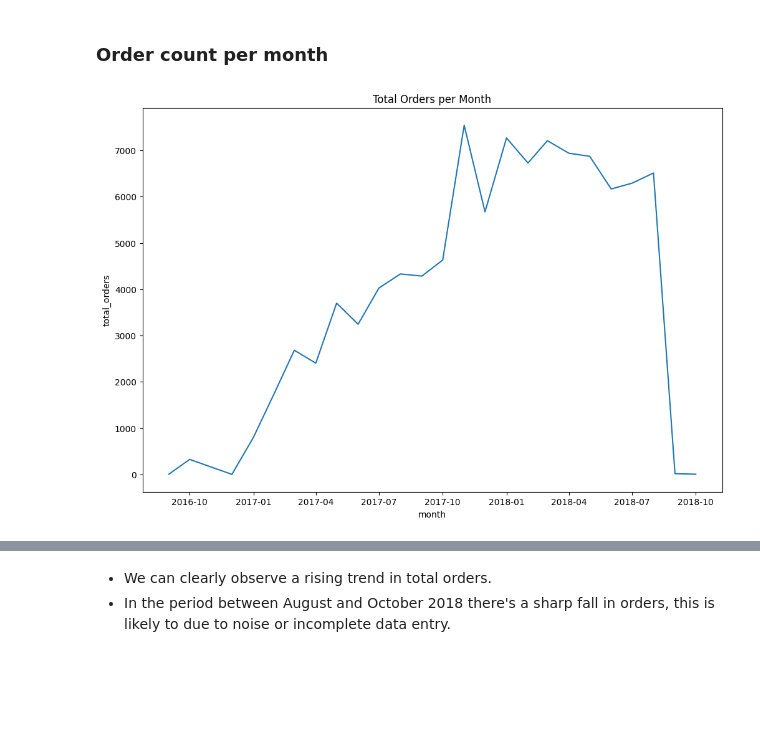
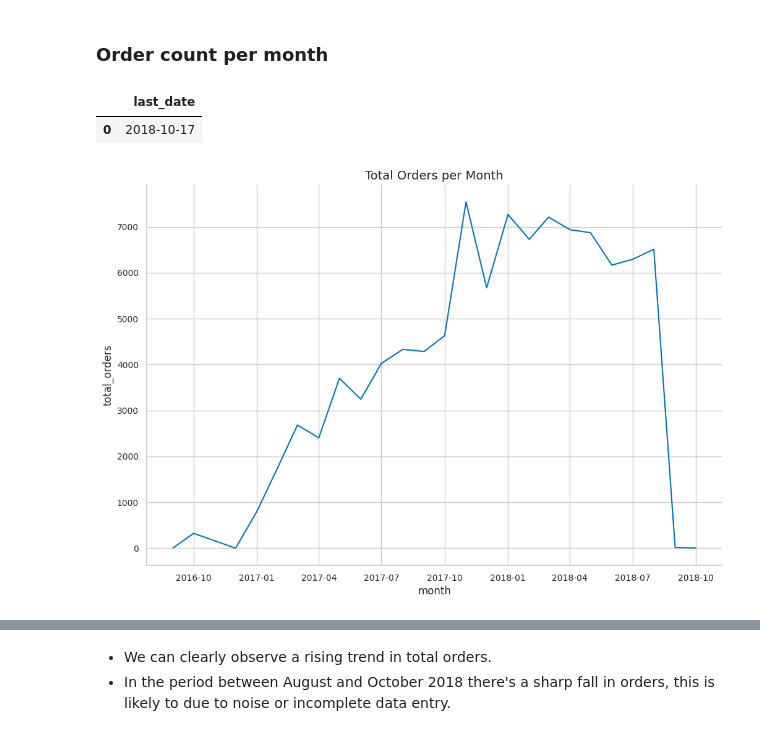
Before and after one commit to ScriptFizz/olist_data_warehouse, a Jupyter notebook: src/eda/EDA.ipynb, the cells around one changed output, grey strips where cells are left out. Saved outputs shown, nothing was run; the diff lists cells and outputs as text; code cells hidden in the pictures; blank space fills up the shorter version.

```diff
--- a/src/eda/EDA.ipynb
+++ b/src/eda/EDA.ipynb
@@ -19,10 +46,12 @@ PROJECT_ID = params["bigquery"]["project_id"]
 DATASET_ID = params["bigquery"]["datasets"]["raw"]
 CORE_DATASET_ID = params["bigquery"]["datasets"]["core"]
 ANALYTICS_DATASET_ID = params["bigquery"]["datasets"]["analytics"]
+BI_DATASET_ID = params["bigquery"]["datasets"]["bi"]
 print("Working project ID: ", PROJECT_ID)
 print("Dataset ID: ", DATASET_ID)
 print("Core Dataset ID: ", CORE_DATASET_ID)
 print("Analytics Dataset ID: ", ANALYTICS_DATASET_ID)
+print("BI Dataset ID: ", BI_DATASET_ID)
 # %% [output]
 Working project ID:  olist-data-warehouse-48014
 Dataset ID:  olist_dw
@@ -56,20 +86,31 @@ Throughout our analysis we'll keep monetary data (price, freight cost, revenue e
 Ecommerce is steadily growing worldwide and is predicted to grow further still, let's see if this trend is also found in the Brazilian market:
 # %% [markdown]
 ### Order count per month
-# %%
-qry = f"""
-SELECT DATE_TRUNC(purchase_ts, MONTH) AS month,
-COUNT(*) AS total_orders
-FROM `{PROJECT_ID}.{DATASET_ID}.orders`
-GROUP BY month
-ORDER BY month
-"""
-
-df = run_query(query=qry, project_id=PROJECT_ID)
-
-plt.figure(figsize=(12, 8))
-sns.lineplot(data=df, x="month", y="total_orders")
-plt.title("Total Orders per Month")
-plt.show()
-# %% [output]
-[figure, removed]
+# %%
+qry = f"""
+SELECT MAX(order_date) AS last_date
+FROM `{PROJECT_ID}.{BI_DATASET_ID}.daily_kpis`
+"""
+
+df = run_query(query=qry, project_id=PROJECT_ID)
+df.head()
+# %% [output]
+|  | last_date |
+| 0 | 2018-10-17 |
+# %%
+qry = f"""
+SELECT DATE_TRUNC(order_date, MONTH) AS month,
+SUM(total_orders) AS total_orders
+FROM `{PROJECT_ID}.{BI_DATASET_ID}.daily_kpis`
+GROUP BY month
+ORDER BY month
+"""
+
+df = run_query(query=qry, project_id=PROJECT_ID)
+
+plt.figure(figsize=(12, 8))
+sns.lineplot(data=df, x="month", y="total_orders")
+plt.title("Total Orders per Month")
+plt.show()
+# %% [output]
+[figure, added]
```
Also changed, not shown: parts of 37 cells of this notebook, 8 other files.
